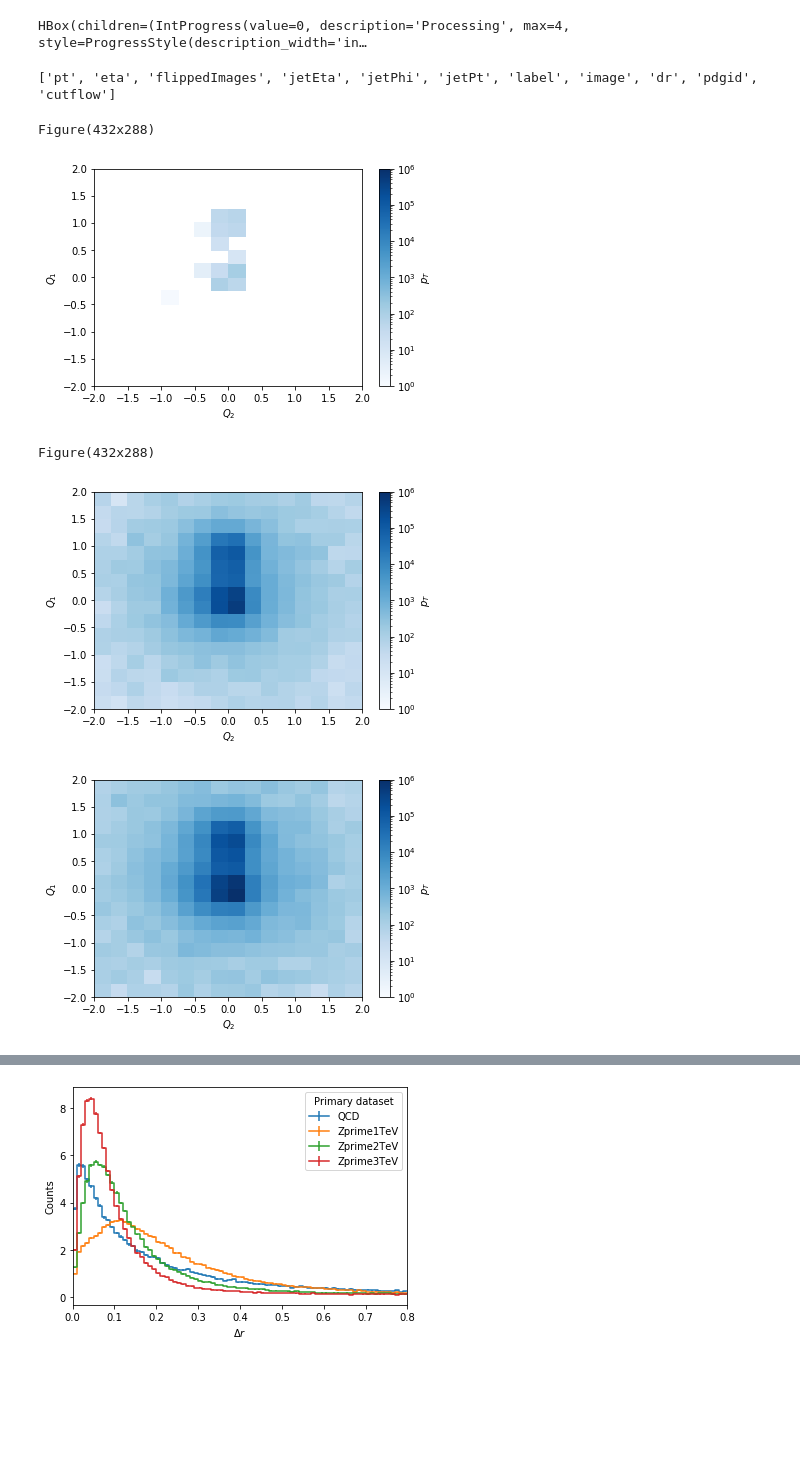
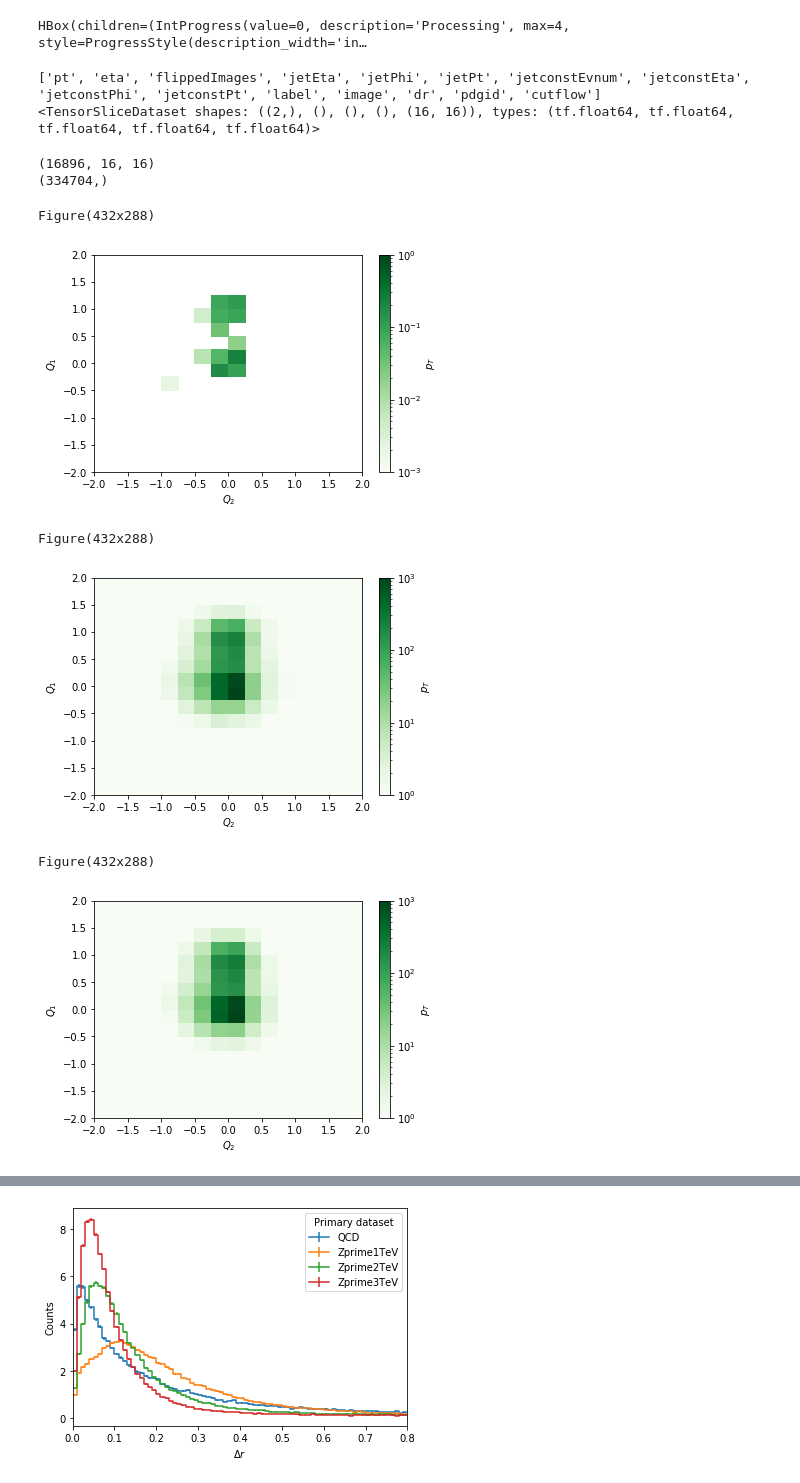
Before and after one commit to mdmorris/XAICoffea, a Jupyter notebook: ShowJets.ipynb, the cells around one changed output, grey strips where cells are left out. Saved outputs shown, nothing was run; the diff lists cells and outputs as text; code cells hidden in the pictures; blank space fills up the shorter version.

```diff
--- a/ShowJets.ipynb
+++ b/ShowJets.ipynb
@@ -100,6 +97,10 @@ class JetImageProcessor(processor.ProcessorABC):
             'jetEta': processor.column_accumulator(np.zeros(shape=(0))),
             'jetPhi': processor.column_accumulator(np.zeros(shape=(0))),
             'jetPt': processor.column_accumulator(np.zeros(shape=(0))),
+            'jetconstEvnum': processor.column_accumulator(np.zeros(shape=(0))),
+            'jetconstEta': processor.column_accumulator(np.zeros(shape=(0))),
+            'jetconstPhi': processor.column_accumulator(np.zeros(shape=(0))),
+            'jetconstPt': processor.column_accumulator(np.zeros(shape=(0))),
             'label': processor.column_accumulator(np.zeros(shape=(0,2))),
             'image':hist.Hist(r"$p_{T}$", dataset_axis, event_axis, image_dphi, image_deta),
             'dr':hist.Hist("Counts", dataset_axis, dr_axis),
@@ -154,33 +155,45 @@ class JetImageProcessor(processor.ProcessorABC):
         Jets = Jets[oneJet]
         constituents = constituents[oneJet]
 
+
         validImages = np.zeros(int(np.max(evnum)+1), dtype=bool)
         evnum = evnum[oneJet]
         validImages[evnum] = True
 
         dr = Jets[:,0].p4.delta_r(constituents.p4)
         jetconstituents = constituents[dr < 0.8]
-        jetconstituents = jetconstituents
 
         deta = jetconstituents.deta
         dphi = jetconstituents.dphi
 
-        eventReshaped = JaggedArray.fromoffsets( jetconstituents.offsets, np.ones(deta.flatten().shape[0]))
-        eventReshaped = eventReshaped * evnum
+        # Get the leading 20 constituents in each event for
+        # output to a npz file for deepak8 like architechtures.
+        truncated_constituents = jetconstituents[jetconstituents.pt.argsort()][:,:20]
+
+        # Make a Jagged Array of event numbers with the correct offsets
+        jaggedshape = JaggedArray.fromoffsets( jetconstituents.offsets, np.ones(deta.flatten().shape[0]))
+        eventReshaped = jaggedshape * evnum
 
         # Performing parity flip so that sum(right) is higher than sum(left) for each image
         eventbins = np.arange(len(validImages)+1)
         xbins= np.linspace(-2,2,num=self.eta_bins+1)
         ybins= np.linspace(-2,2,num=self.phi_bins+1)
 
+        # For the images, normalize each constituent to the jet pt
+        # to remove any pt dependence
+        const_pts = jetconstituents.pt
+        normed_pts = const_pts / Jets[:,0].p4.pt
+
+        #print('normed_pts = ', normed_pts)
+
         H_images = np.histogramdd((eventReshaped.flatten(),dphi.flatten(),deta.flatten()),
-                    bins=(eventbins ,ybins, xbins), weights = jetconstituents.pt.flatten())[0]
+                    bins=(eventbins ,ybins, xbins), weights = normed_pts.flatten())[0]
         H_images = H_images[validImages]
         mask = (np.sum(H_images[:,:,:int(self.eta_bins/2)], axis = (1,2)) < np.sum(H_images[:,:,int(self.eta_bins/2):], axis = (1,2)))
         sign = np.where(mask, 1, -1)
         deta = (sign*deta)
         H_images_new = np.histogramdd((eventReshaped.flatten(),dphi.flatten(),deta.flatten()),
-                    bins=(eventbins ,ybins, xbins), weights = jetconstituents.pt.flatten())[0]
+                    bins=(eventbins ,ybins, xbins), weights = normed_pts.flatten())[0]
 
         if ("Zprime" in dataset):
             labels = np.ones([len(deta),2])
@@ -197,12 +210,16 @@ class JetImageProcessor(processor.ProcessorABC):
         output['jetPt'] += processor.column_accumulator(Jets.pt[:,0].flatten())
         output['jetEta'] += processor.column_accumulator(Jets.eta[:,0].flatten())
         output['jetPhi'] += processor.column_accumulator(Jets.phi[:,0].flatten())
+        output['jetconstEvnum'] += processor.column_accumulator(eventReshaped[:,:20].flatten())
+        output['jetconstPt'] += processor.column_accumulator(truncated_constituents.p4.pt.flatten())
+        output['jetconstEta'] += processor.column_accumulator(truncated_constituents.p4.eta.flatten())
+        output['jetconstPhi'] += processor.column_accumulator(truncated_constituents.p4.phi.flatten())
         output['label'] += processor.column_accumulator(labels)
         output['image'].fill(dataset=dataset,
                             event=eventReshaped.flatten(),
                             image_deta=deta.flatten(),
                             image_dphi=dphi.flatten(),
-                            weight=jetconstituents.pt.flatten())
+                            weight=normed_pts.flatten())
         output['dr'].fill(dataset=dataset,
                           dr=dr.flatten())
         output['pdgid'].fill(dataset=dataset,
@@ -234,34 +251,42 @@ HBox(children=(IntProgress(value=0, description='Processing', max=4, style=Progr
 # %%
 parameters = list(output)
 print(parameters)
-# batched_dataset = dataStream(output)
-# print(batched_dataset)
+batched_dataset = dataStream(output)
+print(batched_dataset)
 # %% [output]
-['pt', 'eta', 'flippedImages', 'jetEta', 'jetPhi', 'jetPt', 'label', 'image', 'dr', 'pdgid', 'cutflow']
+['pt', 'eta', 'flippedImages', 'jetEta', 'jetPhi', 'jetPt', 'jetconstEvnum', 'jetconstEta', 'jetconstPhi', 'jetconstPt', 'label', 'image', 'dr', 'pdgid', 'cutflow']
+<TensorSliceDataset shapes: ((2,), (), (), (), (16, 16)), types: (tf.float64, tf.float64, tf.float64, tf.float64, tf.float64)>
 # %%
-# traindata = np.load('/mnt/data/ml/ShowJetsData.npz')
-# print(traindata['jetImages'].shape)
+CNNimage_traindata = np.load('/mnt/data/ml/ShowJetsData.npz')
+print(CNNimage_traindata['jetImages'].shape)
+
+CNN4vec_traindata = np.load('/mnt/data/ml/Constituent4vecData.npz')
+print(CNN4vec_traindata['jetconstEvnum'].shape)
+# %% [output]
+(16896, 16, 16)
+(334704,)
 # %%
 import matplotlib.pyplot as plt
 from matplotlib.colors import LogNorm
 # %%
-fig, ax, grid = hist.plot2d(output['image'].integrate('dataset', 'Zprime1TeV').integrate("event",1),xaxis='image_deta', patch_opts={'norm':LogNorm(vmin=1, vmax=1e6),'cmap':'Blues'})
+fig, ax, grid = hist.plot2d(output['image'].integrate('dataset', 'Zprime1TeV').integrate("event",1),xaxis='image_deta', patch_opts={'norm':LogNorm(vmin=1e-3, vmax=1),'cmap':'Greens'})
 print(fig)
 fig.savefig("Zprime1TeV_eventImage_vectorised.png")
 # %% [output]
 Figure(432x288)
-[figure, old version]
+[figure, new version]
 # %%
-fig, ax, grid = hist.plot2d(output['image'].integrate('dataset', 'Zprime1TeV').integrate("event"),xaxis='image_deta', patch_opts={'norm':LogNorm(vmin=1, vmax=1e6),'cmap':'Blues'})
+fig, ax, grid = hist.plot2d(output['image'].integrate('dataset', 'Zprime1TeV').integrate("event"),xaxis='image_deta', patch_opts={'norm':LogNorm(vmin=1, vmax=1e3),'cmap':'Greens'})
 print(fig)
 fig.savefig("Zprime1TeV_image_vectorised.png")
 # %% [output]
 Figure(432x288)
-[figure, old version]
+[figure, new version]
 # %%
-fig, ax, grid = hist.plot2d(output['image'].integrate('dataset', 'Zprime2TeV').integrate("event"),xaxis='image_deta', patch_opts={'norm':LogNorm(vmin=1, vmax=1e6),'cmap':'Blues'})
-
+fig, ax, grid = hist.plot2d(output['image'].integrate('dataset', 'Zprime2TeV').integrate("event"),xaxis='image_deta', patch_opts={'norm':LogNorm(vmin=1, vmax=1e3),'cmap':'Greens'})
+print(fig)
 fig.savefig("Zprime2TeV_image.png")
 # %% [output]
+Figure(432x288)
-[figure, old version]
+[figure, new version]
 # %%
```
Also changed, not shown: parts of 11 cells of this notebook.
